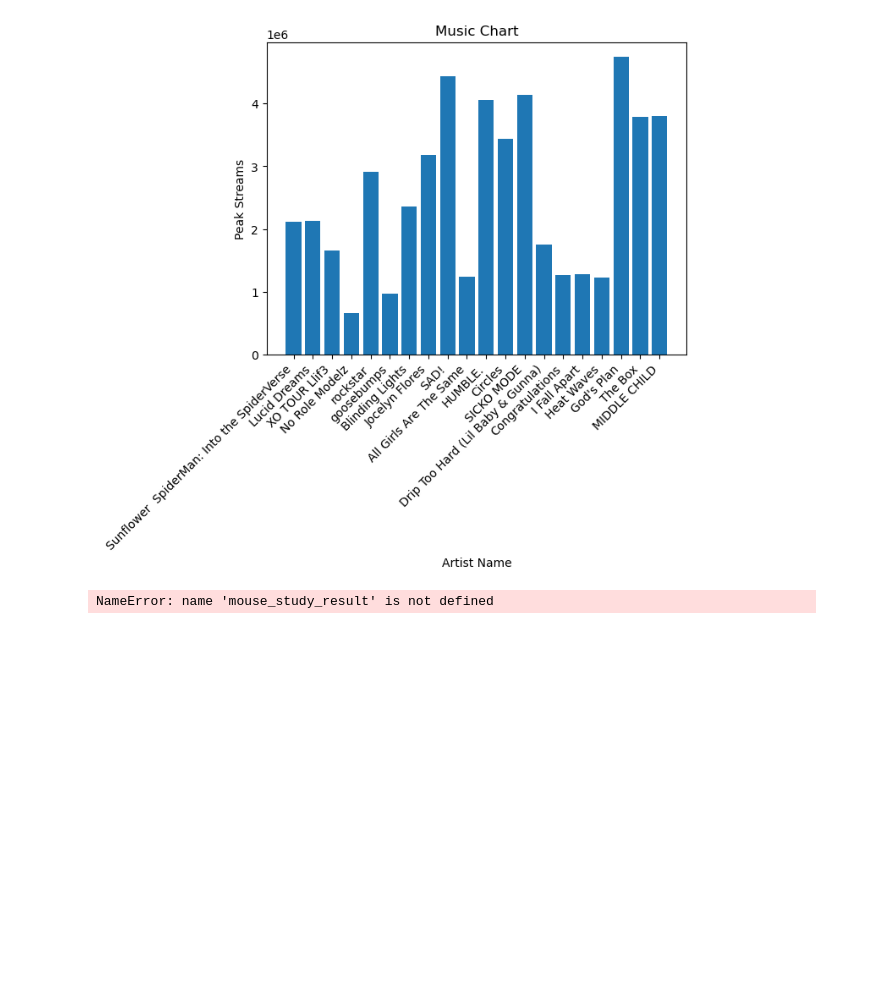
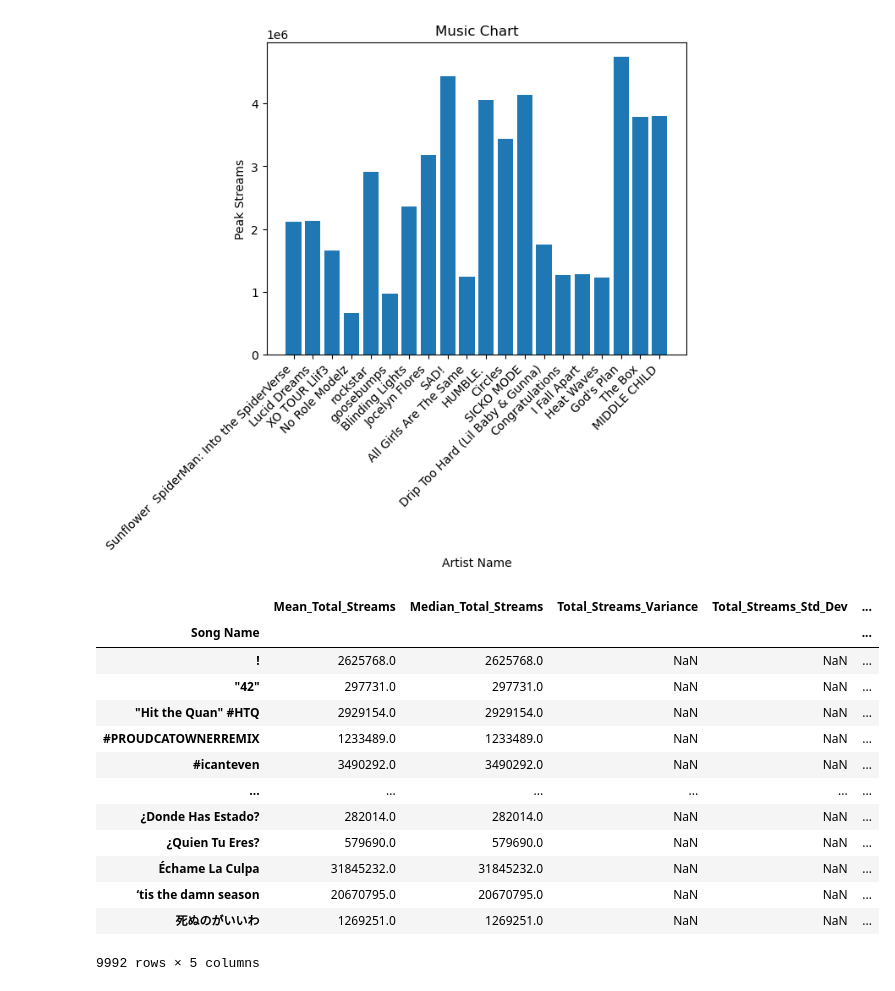
Before and after one commit to Musiholic/bootcamp-project-1, a Jupyter notebook: Sample Project1.ipynb, the cells around one changed output. Cells and saved outputs as stored; diff of their text form; code cells hidden in the pictures; blank space fills up the shorter version.

```diff
--- a/Sample Project1.ipynb
+++ b/Sample Project1.ipynb
@@ -280,20 +273,30 @@ x_axis = np.arange(len(users)
-# %%
-# Generate a bar plot showing the total number of rows (Mouse ID/Timepoints) for each drug regimen using Pandas.
-import matplotlib.pyplot as plt
-
-
-counts_per_regimen = mouse_study_result.groupby('Drug Regimen').size().sort_values(ascending=False)
-
-
-counts_per_regimen.plot(kind='bar', figsize=(6, 5))
-
-
-plt.title('Total Number of Rows for Each Drug Regimen')
-plt.xlabel('Drug Regimen')
-plt.ylabel('# of Observed Mouse Timepoints')
-plt.xticks(rotation=90)
-
-plt.tight_layout()
-plt.show()
-# %% [output]
-NameError: name 'mouse_study_result' is not defined
+# %%
+# Grouping by 'Song Name' and calculating the required statistics
+summary_stats = music_chart_complete.groupby('Song Name')['Total Streams'].agg(
+    Mean_Total_Streams = 'mean',
+    Median_Total_Streams = 'median',
+    Total_Streams_Variance = 'var',
+    Total_Streams_Std_Dev = 'std',
+    Total_Streams_Std_Err = 'sem'
+)
+
+
+
+
+#print("Summary Statistics of the Songs Total Streams")
+summary_stats
+# %% [output]
+|  | Mean_Total_Streams | Median_Total_Streams | Total_Streams_Variance | Total_Streams_Std_Dev | ... |
+| Song Name |  |  |  |  | ... |
+| ! | 2625768.0 | 2625768.0 | NaN | NaN | ... |
+| "42" | 297731.0 | 297731.0 | NaN | NaN | ... |
+| "Hit the Quan" #HTQ | 2929154.0 | 2929154.0 | NaN | NaN | ... |
+| #PROUDCATOWNERREMIX | 1233489.0 | 1233489.0 | NaN | NaN | ... |
+| #icanteven | 3490292.0 | 3490292.0 | NaN | NaN | ... |
+| ... | ... | ... | ... | ... | ... |
+| ¿Donde Has Estado? | 282014.0 | 282014.0 | NaN | NaN | ... |
+| ¿Quien Tu Eres? | 579690.0 | 579690.0 | NaN | NaN | ... |
+| Échame La Culpa | 31845232.0 | 31845232.0 | NaN | NaN | ... |
+| ‘tis the damn season | 20670795.0 | 20670795.0 | NaN | NaN | ... |
+| 死ぬのがいいわ | 1269251.0 | 1269251.0 | NaN | NaN | ... |
+9992 rows × 5 columns
```
Also changed, not shown: parts of 10 cells of this notebook.
